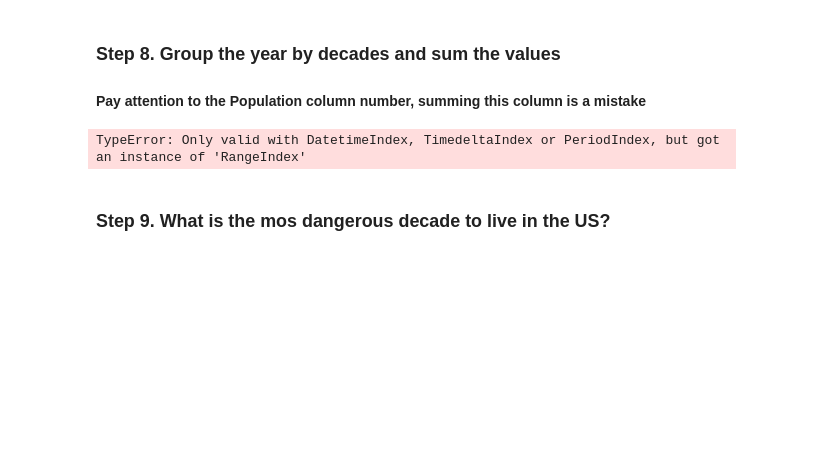
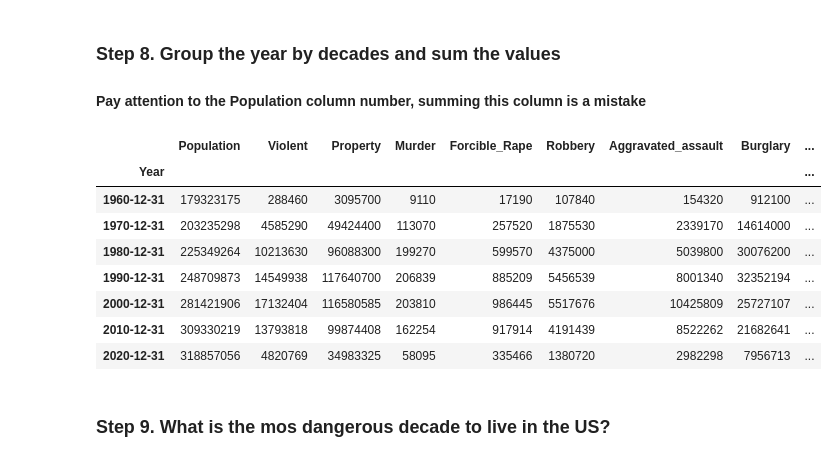
Before and after one commit to prodigy803/pandas_practice, a Jupyter notebook: 04_Apply/US_Crime_Rates/Exercises.ipynb, the cells around one changed output. Drawn from its saved outputs; the diff is of its cells as text; code cells hidden in the pictures; blank space fills up the shorter version.

```diff
--- a/04_Apply/US_Crime_Rates/Exercises.ipynb
+++ b/04_Apply/US_Crime_Rates/Exercises.ipynb
@@ -76,10 +93,25 @@ crime = crime.drop(columns='Total')
 ### Step 8. Group the year by decades and sum the values
 
 #### Pay attention to the Population column number, summing this column is a mistake
-# %%
-#c = crime.groupby('Year',axis=0).sum()
-crime.resample('10AS').sum()
-# %% [output]
-TypeError: Only valid with DatetimeIndex, TimedeltaIndex or PeriodIndex, but got an instance of 'RangeIndex'
+# %%
+#c = crime.groupby('Year',axis=0).sum()
+#This solution has been referenced from the solution set since I gave it a lot of try but couldnt find any solutions for the same
+
+crimes = crime.resample('10Y').sum() #Changed the 10AS to 10Y since thats conventionally better:
+population = crime['Population'].resample('10Y').max() # we do this step because we need to only have the max population,
+                                                       # not the sum of all the populations since we dont need sum of populations,
+                                                       # only the max value.
+crimes['Population'] = population
+crimes
+# %% [output]
+|  | Population | Violent | Property | Murder | Forcible_Rape | Robbery | Aggravated_assault | Burglary | ... |
+| Year |  |  |  |  |  |  |  |  | ... |
+| 1960-12-31 | 179323175 | 288460 | 3095700 | 9110 | 17190 | 107840 | 154320 | 912100 | ... |
+| 1970-12-31 | 203235298 | 4585290 | 49424400 | 113070 | 257520 | 1875530 | 2339170 | 14614000 | ... |
+| 1980-12-31 | 225349264 | 10213630 | 96088300 | 199270 | 599570 | 4375000 | 5039800 | 30076200 | ... |
+| 1990-12-31 | 248709873 | 14549938 | 117640700 | 206839 | 885209 | 5456539 | 8001340 | 32352194 | ... |
+| 2000-12-31 | 281421906 | 17132404 | 116580585 | 203810 | 986445 | 5517676 | 10425809 | 25727107 | ... |
+| 2010-12-31 | 309330219 | 13793818 | 99874408 | 162254 | 917914 | 4191439 | 8522262 | 21682641 | ... |
+| 2020-12-31 | 318857056 | 4820769 | 34983325 | 58095 | 335466 | 1380720 | 2982298 | 7956713 | ... |
 # %% [markdown]
 ### Step 9. What is the mos dangerous decade to live in the US?
```
Also changed, not shown: parts of 5 cells of this notebook.
